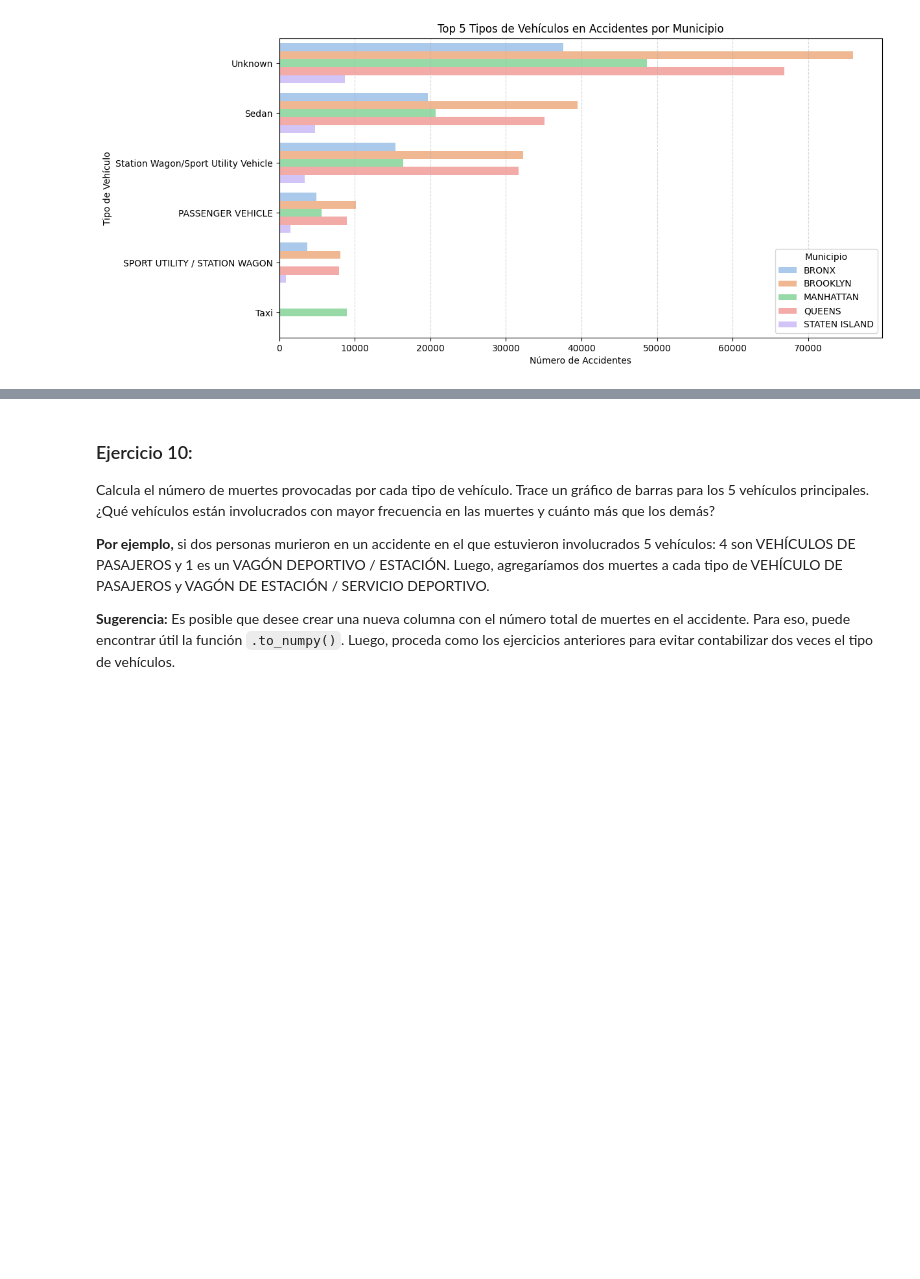
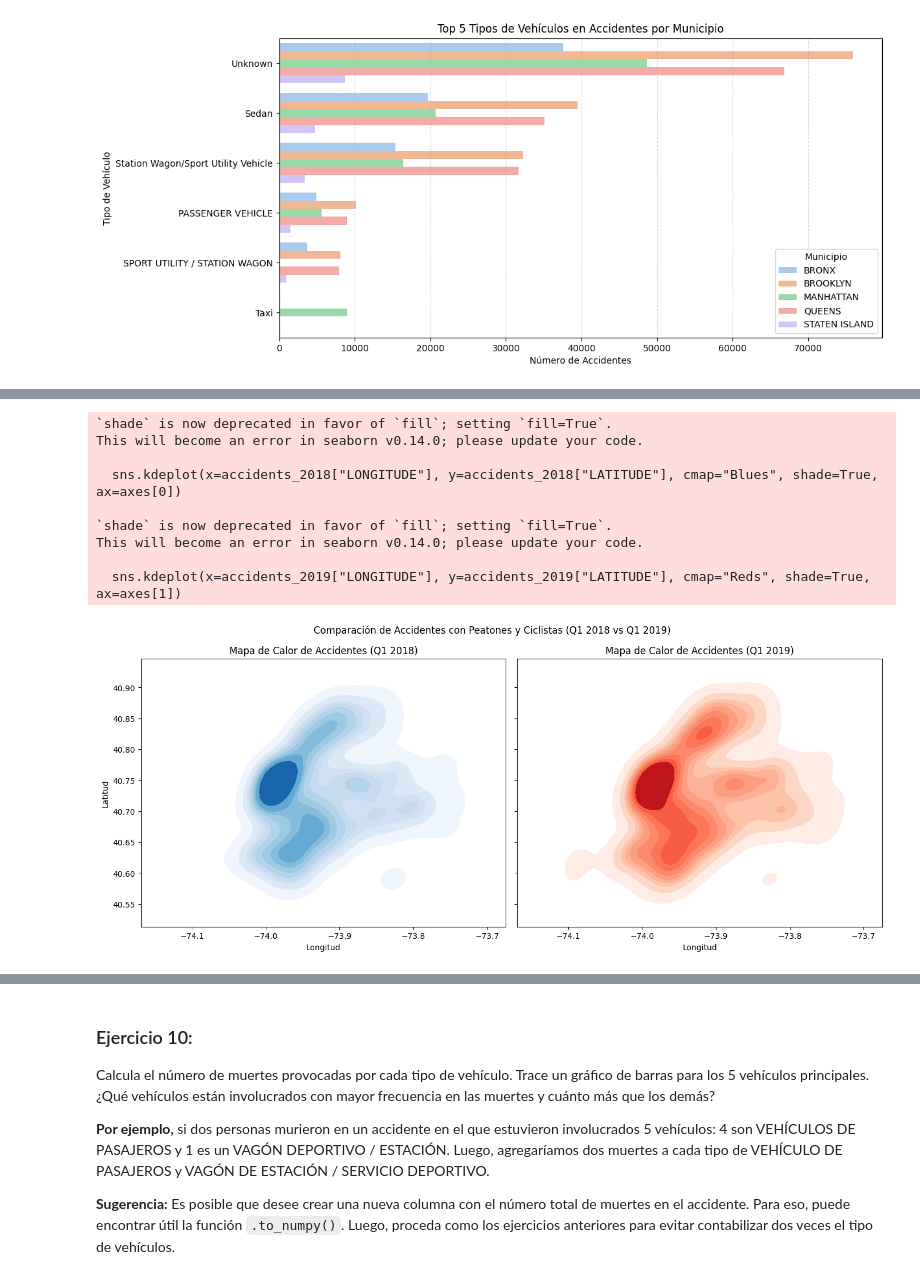
Before and after one commit to mariansierraa/guia2_clase_programacion, a Jupyter notebook: Guia3.ipynb, the cells around one changed output, grey strips where cells are left out. Drawn from its saved outputs; the diff is of its cells as text; code cells hidden in the pictures; blank space fills up the shorter version.

```diff
--- a/Guia3.ipynb
+++ b/Guia3.ipynb
@@ -463,0 +445,69 @@ En 2018 para una [entrevista](https://www.nytimes.com/2019/01/01/nyregion/traffi
+# %%
+# Filtrar datos del primer trimestre (enero-marzo) para 2018 y 2019
+accidents_2018 = df_cleaned[(df_cleaned["DATE"].dt.year == 2018) & (df_cleaned["DATE"].dt.month.isin([1, 2, 3]))]
+accidents_2019 = df_cleaned[(df_cleaned["DATE"].dt.year == 2019) & (df_cleaned["DATE"].dt.month.isin([1, 2, 3]))]
+
+# Filtrar solo accidentes con peatones o ciclistas heridos/muertos
+columns_involved = [
+    "NUMBER OF PEDESTRIANS INJURED", "NUMBER OF PEDESTRIANS KILLED",
+    "NUMBER OF CYCLIST INJURED", "NUMBER OF CYCLIST KILLED"
+]
+
+#filtro de afectados
+accidents_2018 = accidents_2018[accidents_2018[columns_involved].sum(axis=1) > 0]
+accidents_2019 = accidents_2019[accidents_2019[columns_involved].sum(axis=1) > 0]
+
+#limpieza de nulos
+accidents_2018 = accidents_2018.dropna(subset=["LATITUDE", "LONGITUDE"])
+accidents_2019 = accidents_2019.dropna(subset=["LATITUDE", "LONGITUDE"])
+
+# Definir variables para los percentiles
+q_low_lat_2018 = accidents_2018["LATITUDE"].quantile(0.01)
+q_high_lat_2018 = accidents_2018["LATITUDE"].quantile(0.99)
+q_low_lon_2018 = accidents_2018["LONGITUDE"].quantile(0.01)
+q_high_lon_2018 = accidents_2018["LONGITUDE"].quantile(0.99)
+
+q_low_lat_2019 = accidents_2019["LATITUDE"].quantile(0.01)
+q_high_lat_2019 = accidents_2019["LATITUDE"].quantile(0.99)
+q_low_lon_2019 = accidents_2019["LONGITUDE"].quantile(0.01)
+q_high_lon_2019 = accidents_2019["LONGITUDE"].quantile(0.99)
+
+print("Rango de longitud 2018:", q_low_lon_2018, "a", q_high_lon_2018)
+print("Rango de latitud 2018:", q_low_lat_2018, "a", q_high_lat_2018)
+print("Rango de longitud 2019:", q_low_lon_2019, "a", q_high_lon_2019)
+print("Rango de latitud 2019:", q_low_lat_2019, "a", q_high_lat_2019)
+
+# Filtrar valores atípicos
+accidents_2018 = accidents_2018[
+    (accidents_2018["LATITUDE"] >= q_low_lat_2018) & (accidents_2018["LATITUDE"] <= q_high_lat_2018) &
+    (accidents_2018["LONGITUDE"] >= q_low_lon_2018) & (accidents_2018["LONGITUDE"] <= q_high_lon_2018)
+]
+
+accidents_2019 = accidents_2019[
+    (accidents_2019["LATITUDE"] >= q_low_lat_2019) & (accidents_2019["LATITUDE"] <= q_high_lat_2019) &
+    (accidents_2019["LONGITUDE"] >= q_low_lon_2019) & (accidents_2019["LONGITUDE"] <= q_high_lon_2019)
+]
+
+# Verificar si hay suficientes datos antes de graficar
+if len(accidents_2018) > 10 and len(accidents_2019) > 10:
+    fig, axes = plt.subplots(1, 2, figsize=(14, 6), sharex=True, sharey=True)
+
+    # Mapa de calor 2018
+    sns.kdeplot(x=accidents_2018["LONGITUDE"], y=accidents_2018["LATITUDE"], cmap="Blues", shade=True, ax=axes[0])
+    axes[0].set_title("Mapa de Calor de Accidentes (Q1 2018)")
+
+    # Mapa de calor 2019
+    sns.kdeplot(x=accidents_2019["LONGITUDE"], y=accidents_2019["LATITUDE"], cmap="Reds", shade=True, ax=axes[1])
+    axes[1].set_title("Mapa de Calor de Accidentes (Q1 2019)")
+
+    for ax in axes:
+        ax.set_xlabel("Longitud")
+        ax.set_ylabel("Latitud")
+
+    plt.suptitle("Comparación de Accidentes con Peatones y Ciclistas (Q1 2018 vs Q1 2019)")
+    plt.tight_layout()
+    plt.show()
+
+else:
+    print("No hay suficientes datos para generar los mapas de calor.")
+# %% [output]
@@ -463,0 +518,10 @@ En 2018 para una [entrevista](https://www.nytimes.com/2019/01/01/nyregion/traffi
+`shade` is now deprecated in favor of `fill`; setting `fill=True`.
+This will become an error in seaborn v0.14.0; please update your code.
+
+  sns.kdeplot(x=accidents_2018["LONGITUDE"], y=accidents_2018["LATITUDE"], cmap="Blues", shade=True, ax=axes[0])
+
+`shade` is now deprecated in favor of `fill`; setting `fill=True`.
+This will become an error in seaborn v0.14.0; please update your code.
+
+  sns.kdeplot(x=accidents_2019["LONGITUDE"], y=accidents_2019["LATITUDE"], cmap="Reds", shade=True, ax=axes[1])
+[figure, added]
```
Also changed, not shown: parts of 6 cells of this notebook.
